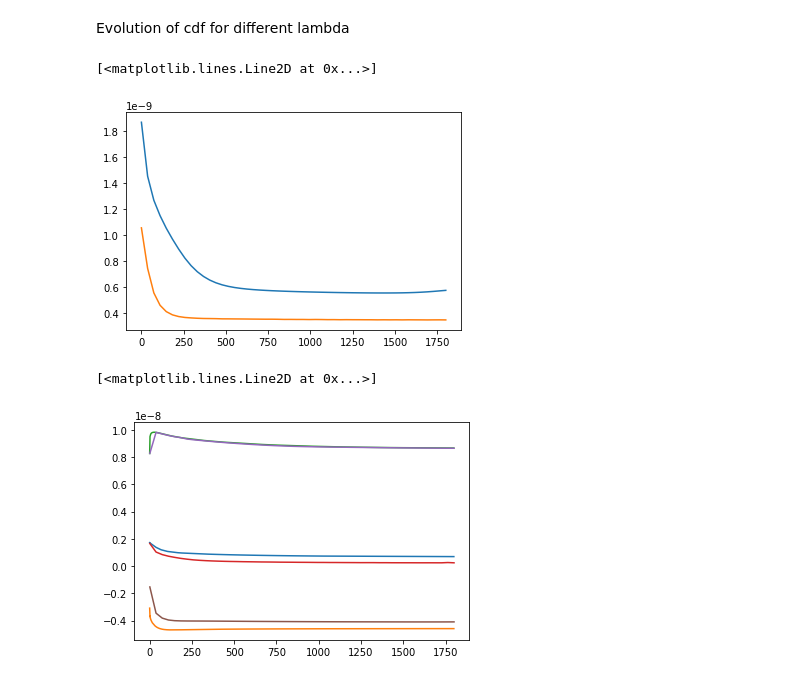
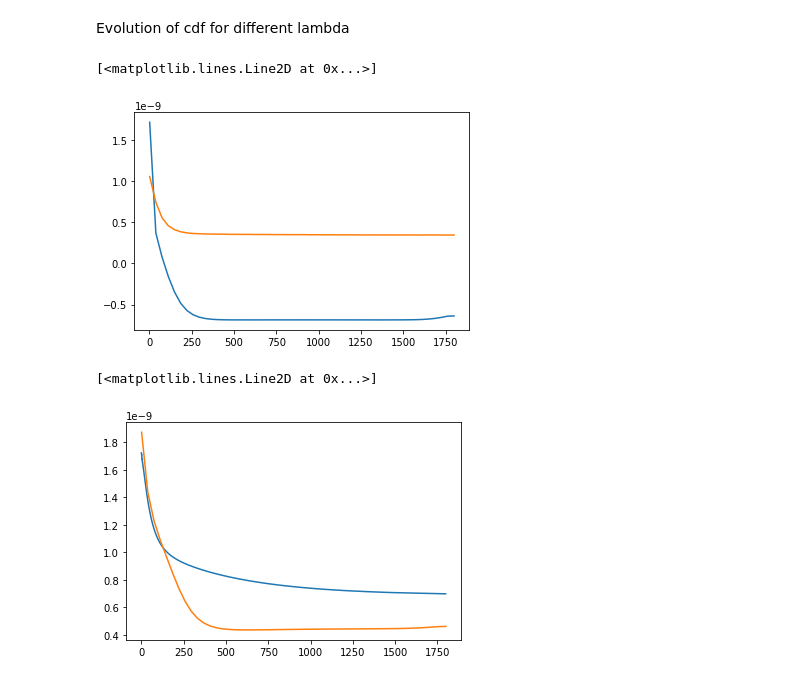
Before and after one commit to dbelivanis/Information-Theory-2, a Jupyter notebook: Optimization/check.ipynb, the cells around one changed output. Cells and saved outputs as stored; diff of their text form; code cells hidden in the pictures.

```diff
--- a/Optimization/check.ipynb
+++ b/Optimization/check.ipynb
@@ -69,29 +69,29 @@ Evolution of cdf for different lambda
 q_MC_x = np.loadtxt(f"{train_loc}Q_x_5.txt")
 q_MC_y = np.loadtxt(f"{train_loc}Q_y_5.txt")
 # %%
-epoch = 1
+epoch = 50
 plt.plot(np.linspace(1,1800,N_steps),np.inner(q_y[epoch,:,:].T,p[epoch,:]))
 epoch = 0
 plt.plot(np.linspace(1,1800,N_steps),np.inner(q_y[epoch,:,:].T,p[epoch,:]))
 # %% [output]
 [<matplotlib.lines.Line2D at 0x...>]
-[figure, old version]
+[figure, new version]
 # %%
-epoch = 51
+epoch = 30
 
 
 plt.plot(q_MC_y.mean(axis=0))
-plt.plot(q_MC_y.min(axis=0))
-plt.plot(q_MC_y.max(axis=0))
+# plt.plot(q_MC_y.min(axis=0))
+# plt.plot(q_MC_y.max(axis=0))
 
 # plt.plot(q_MC_y.min(axis=0))
 # plt.plot(q_MC_y.max(axis=0))
 plt.plot(np.linspace(1,1800,N_steps),np.inner(q_y[epoch,:,:].T,p[epoch,:]))
-plt.plot(np.linspace(1,1800,N_steps),q_y[epoch,0:4,:].max(axis=0))
-plt.plot(np.linspace(1,1800,N_steps),q_y[epoch,0:4,:].min(axis=0))
+# plt.plot(np.linspace(1,1800,N_steps),q_y[epoch,0:4,:].max(axis=0))
+# plt.plot(np.linspace(1,1800,N_steps),q_y[epoch,0:4,:].min(axis=0))
 # %% [output]
 [<matplotlib.lines.Line2D at 0x...>]
-[figure, old version]
+[figure, new version]
 # %%
 epoch = 41
 plt.plot(q_MC_x.mean(axis=0))
```
Also changed, not shown: parts of 9 cells of this notebook, 2 other files.
